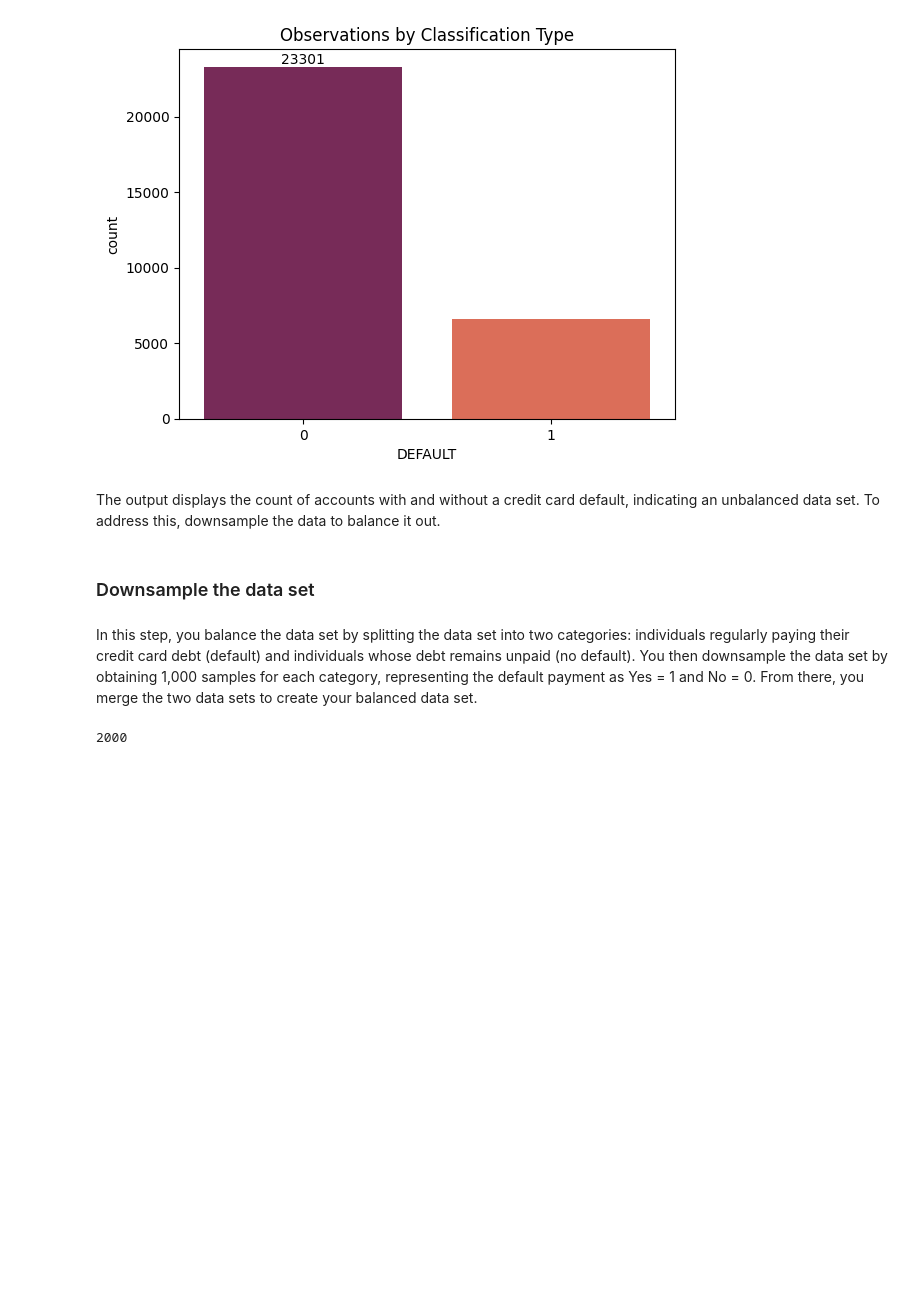
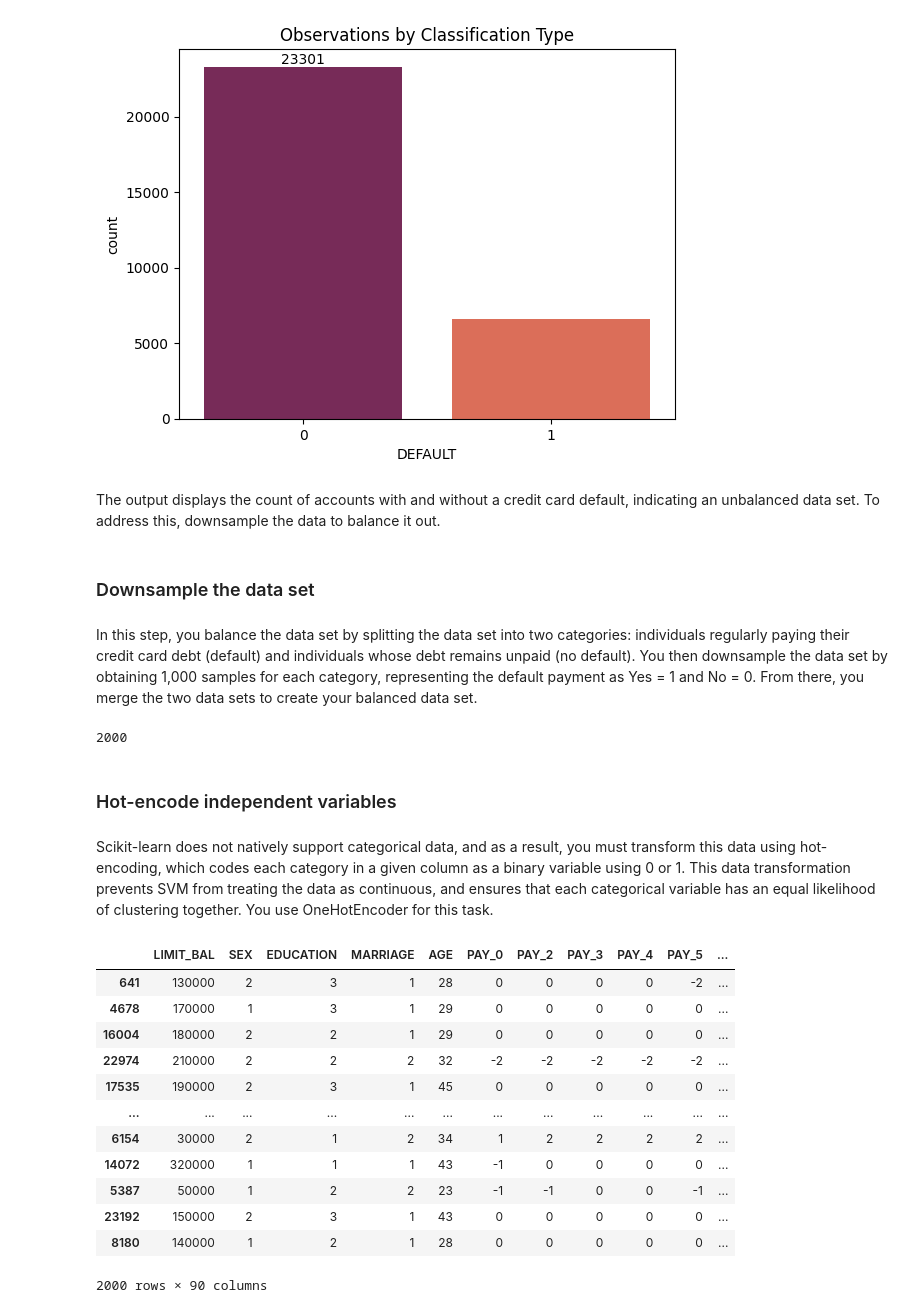
Before and after one commit to lucaskojo02/Credit-Card-Client, a Jupyter notebook: credit_card_client.ipynb, the cells around one changed output. Drawn from its saved outputs; the diff is of its cells as text; code cells hidden in the pictures; blank space fills up the shorter version.

Commit message:
Hot-encoded independent variables

```diff
--- a/credit_card_client.ipynb
+++ b/credit_card_client.ipynb
@@ -164,3 +164,42 @@ df_downsample = pd.concat([df_no_default_downsampled, df_default_downsampled ])
 len(df_downsample)
 # %% [output]
 2000
+# %% [markdown]
+### Hot-encode independent variables
+# %% [markdown]
+Scikit-learn does not natively support categorical data, and as a result, you must transform this data using hot-encoding, which codes each category in a given column as a binary variable using 0 or 1. This data transformation prevents SVM from treating the data as continuous, and ensures that each categorical variable has an equal likelihood of clustering together. You use OneHotEncoder for this task.
+# %%
+from sklearn.preprocessing import OneHotEncoder
+# isolate independent variables
+X = df_downsample.drop('DEFAULT', axis=1).copy()
+
+ohe = OneHotEncoder(sparse_output=False, dtype="int")
+ohe.fit(X[['SEX', 'EDUCATION', 'MARRIAGE', 'PAY_0', 'PAY_2', 'PAY_3', 'PAY_4', 'PAY_5', 'PAY_6']])
+X_ohe_train = ohe.transform(X[['SEX', 'EDUCATION', 'MARRIAGE', 'PAY_0', 'PAY_2', 'PAY_3', 'PAY_4', 'PAY_5', 'PAY_6']])
+
+X_ohe_train
+
+transformed_ohe = pd.DataFrame(
+    data=X_ohe_train,
+    columns=ohe.get_feature_names_out(['SEX', 'EDUCATION', 'MARRIAGE', 'PAY_0', 'PAY_2', 'PAY_3', 'PAY_4', 'PAY_5', 'PAY_6']),
+    index=X.index,
+)
+transformed_ohe.head()
+
+# merge dataframes
+X_encoded = pd.concat([X, transformed_ohe], axis=1)
+X_encoded
+# %% [output]
+|  | LIMIT_BAL | SEX | EDUCATION | MARRIAGE | AGE | PAY_0 | PAY_2 | PAY_3 | PAY_4 | PAY_5 | ... |
+| 641 | 130000 | 2 | 3 | 1 | 28 | 0 | 0 | 0 | 0 | -2 | ... |
+| 4678 | 170000 | 1 | 3 | 1 | 29 | 0 | 0 | 0 | 0 | 0 | ... |
+| 16004 | 180000 | 2 | 2 | 1 | 29 | 0 | 0 | 0 | 0 | 0 | ... |
+| 22974 | 210000 | 2 | 2 | 2 | 32 | -2 | -2 | -2 | -2 | -2 | ... |
+| 17535 | 190000 | 2 | 3 | 1 | 45 | 0 | 0 | 0 | 0 | 0 | ... |
+| ... | ... | ... | ... | ... | ... | ... | ... | ... | ... | ... | ... |
+| 6154 | 30000 | 2 | 1 | 2 | 34 | 1 | 2 | 2 | 2 | 2 | ... |
+| 14072 | 320000 | 1 | 1 | 1 | 43 | -1 | 0 | 0 | 0 | 0 | ... |
+| 5387 | 50000 | 1 | 2 | 2 | 23 | -1 | -1 | 0 | 0 | -1 | ... |
+| 23192 | 150000 | 2 | 3 | 1 | 43 | 0 | 0 | 0 | 0 | 0 | ... |
+| 8180 | 140000 | 1 | 2 | 1 | 28 | 0 | 0 | 0 | 0 | 0 | ... |
+2000 rows × 90 columns
```
